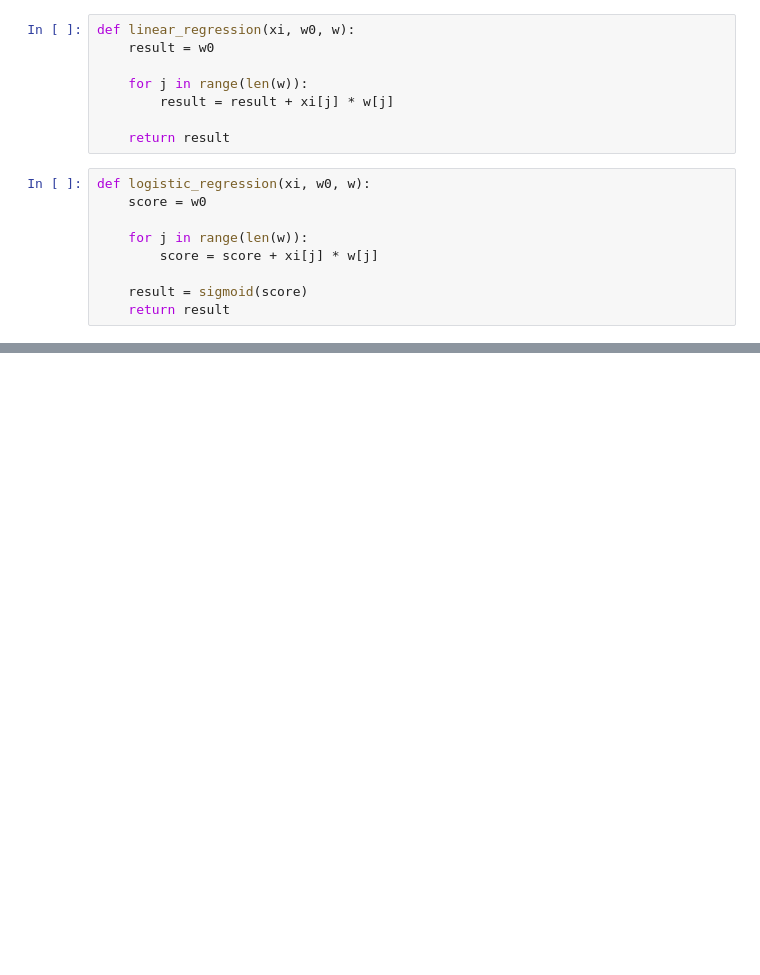
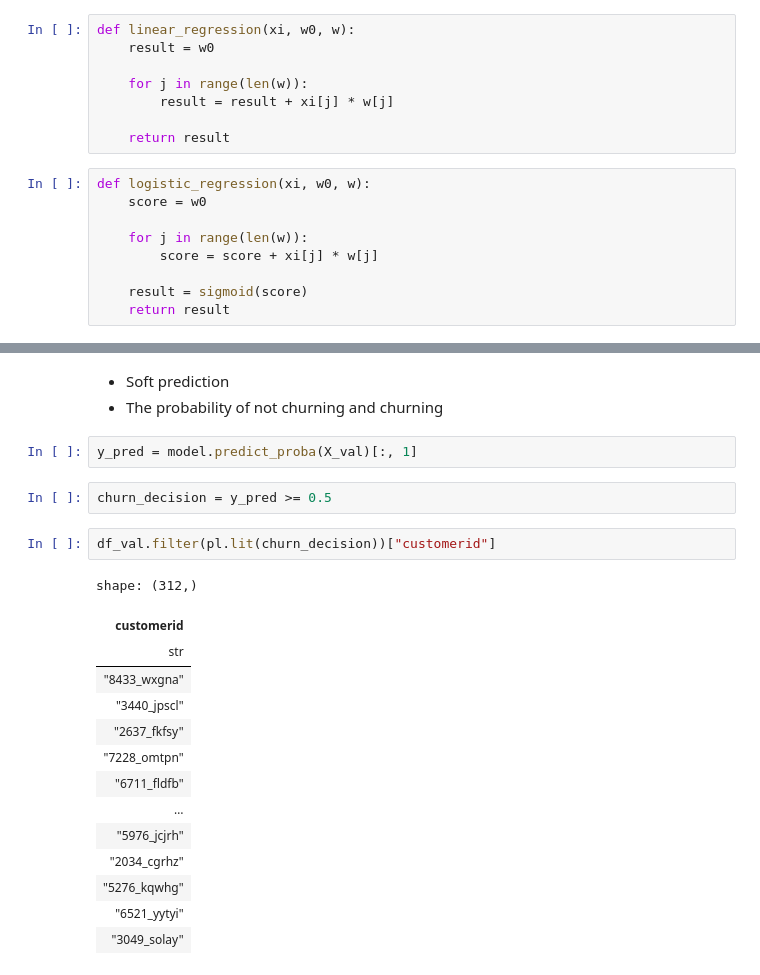
Before and after one commit to NikkiSatmaka/ml-zoomcamp, a Jupyter notebook: notebooks/module_03.ipynb, the cells around one changed output, grey strips where cells are left out. Drawn from its saved outputs; the diff is of its cells as text; blank space fills up the shorter version.

```diff
--- a/notebooks/module_03.ipynb
+++ b/notebooks/module_03.ipynb
@@ -468,0 +518,24 @@ def logistic_regression(xi, w0, w):
+# %% [markdown]
+- Soft prediction
+- The probability of not churning and churning
+# %%
+y_pred = model.predict_proba(X_val)[:, 1]
+# %%
+churn_decision = y_pred >= 0.5
+# %%
+df_val.filter(pl.lit(churn_decision))["customerid"]
+# %% [output]
+shape: (312,)
+| customerid |
+| str |
+| "8433_wxgna" |
+| "3440_jpscl" |
+| "2637_fkfsy" |
+| "7228_omtpn" |
+| "6711_fldfb" |
+| … |
+| "5976_jcjrh" |
+| "2034_cgrhz" |
+| "5276_kqwhg" |
+| "6521_yytyi" |
+| "3049_solay" |
```
Also changed, not shown: parts of 46 cells of this notebook.
